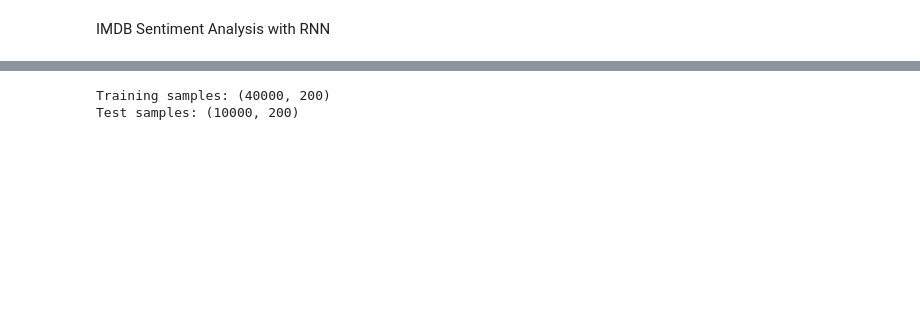
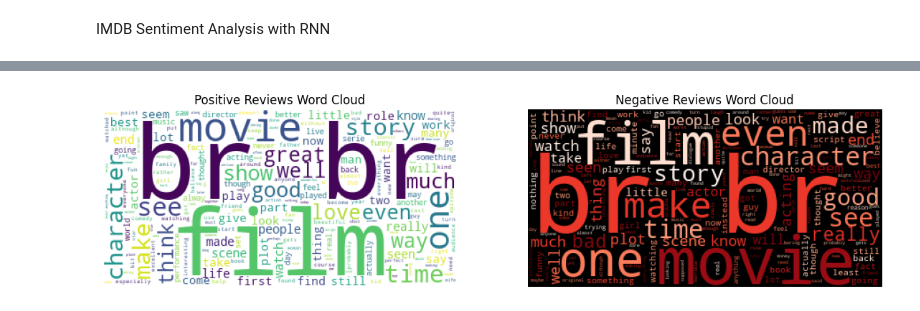
Before and after one commit to TharinduniHerath/Deep_learning_assignment, a Jupyter notebook: RNN.ipynb, the cells around one changed output, grey strips where cells are left out. Cells and saved outputs as stored; diff of their text form; code cells hidden in the pictures; blank space fills up the shorter version.

```diff
--- a/RNN.ipynb
+++ b/RNN.ipynb
@@ -88,18 +105,25 @@ Name: count, dtype: int64
 # %%
-# =====================
-# 2. Preprocessing
-# =====================
-nltk.download('stopwords')
-stop_words = set(stopwords.words('english'))
+# =========================================================
+# 🧹 2. Text Cleaning & Preprocessing
+# =========================================================
+
+stop_words = set(stopwords.words("english"))
+lemmatizer = WordNetLemmatizer()
 
 def clean_text(text):
     text = text.lower()
-    text = re.sub(r"<.*?>", " ", text)   # remove HTML tags
-    text = re.sub(r"[^a-zA-Z']", " ", text)   # keep only words
-    text = " ".join([w for w in text.split() if w not in stop_words])
-    return text
+    text = re.sub(r"<br\s*/?>", " ", text)  # remove HTML
+    text = re.sub(r"<.*?>", " ", text)    # remove leftover 'br'
+    text = re.sub(r"\bbr\b", " ", text)
+    text = re.sub(r"http\S+", "", text)  # remove URLs
+    text = re.sub(f"[{re.escape(string.punctuation)}]", "", text)
+    text = re.sub(r"\d+", "", text)
+    tokens = text.split()
+    tokens = [lemmatizer.lemmatize(word) for word in tokens if word not in stop_words]
+    return " ".join(tokens)
 
-df['cleaned'] = df['review'].apply(clean_text)
+# Apply cleaning
+df["clean_review"] = df["review"].apply(clean_text)
 
-# Encode target
-df['label'] = df['sentiment'].map({'positive': 1, 'negative': 0})
+# Encode labels
+df["label"] = df["sentiment"].map({"positive": 1, "negative": 0})
@@ -110,24 +130,29 @@ df['label'] = df['sentiment'].map({'positive': 1, 'negative': 0})
+# %%
+# Word clouds for positive and negative
+pos_text = " ".join(df[df["sentiment"] == "positive"]["review"])
+neg_text = " ".join(df[df["sentiment"] == "negative"]["review"])
+
+fig, ax = plt.subplots(1, 2, figsize=(14, 6))
+ax[0].imshow(WordCloud(max_words=200, background_color="white").generate(pos_text))
+ax[0].set_title("Positive Reviews Word Cloud")
+ax[1].imshow(WordCloud(max_words=200, background_color="black", colormap='Reds').generate(neg_text))
+ax[1].set_title("Negative Reviews Word Cloud")
+for a in ax: a.axis("off")
+plt.show()
+# %% [output]
+[figure, added]
 # %%
-# =====================
-# 3. Tokenization
-# =====================
-max_words = 10000  # vocabulary size
-max_len = 200      # sequence length
+# =========================================================
+# 🔢 3. Tokenization and Padding
+# =========================================================
 
-tokenizer = Tokenizer(num_words=max_words, oov_token="<OOV>")
-tokenizer.fit_on_texts(df['cleaned'])
-sequences = tokenizer.texts_to_sequences(df['cleaned'])
-X = pad_sequences(sequences, maxlen=max_len)
+MAX_VOCAB = 20000
+MAX_LEN = 250
+EMBED_DIM = 100
 
-y = df['label'].values
-
-# Train-Test split
-from sklearn.model_selection import train_test_split
-X_train, X_test, y_train, y_test = train_test_split(X, y, test_size=0.2, random_state=42)
-
-print("Training samples:", X_train.shape)
-print("Test samples:", X_test.shape)
+tokenizer = Tokenizer(num_words=MAX_VOCAB)
+tokenizer.fit_on_texts(df["clean_review"])
+X = tokenizer.texts_to_sequences(df["clean_review"])
+X = pad_sequences(X, maxlen=MAX_LEN, padding="post", truncating="post")
+y = df["label"].values
-# %% [output]
-Training samples: (40000, 200)
-Test samples: (10000, 200)
 # %%
```
Also changed, not shown: parts of 11 cells of this notebook.
